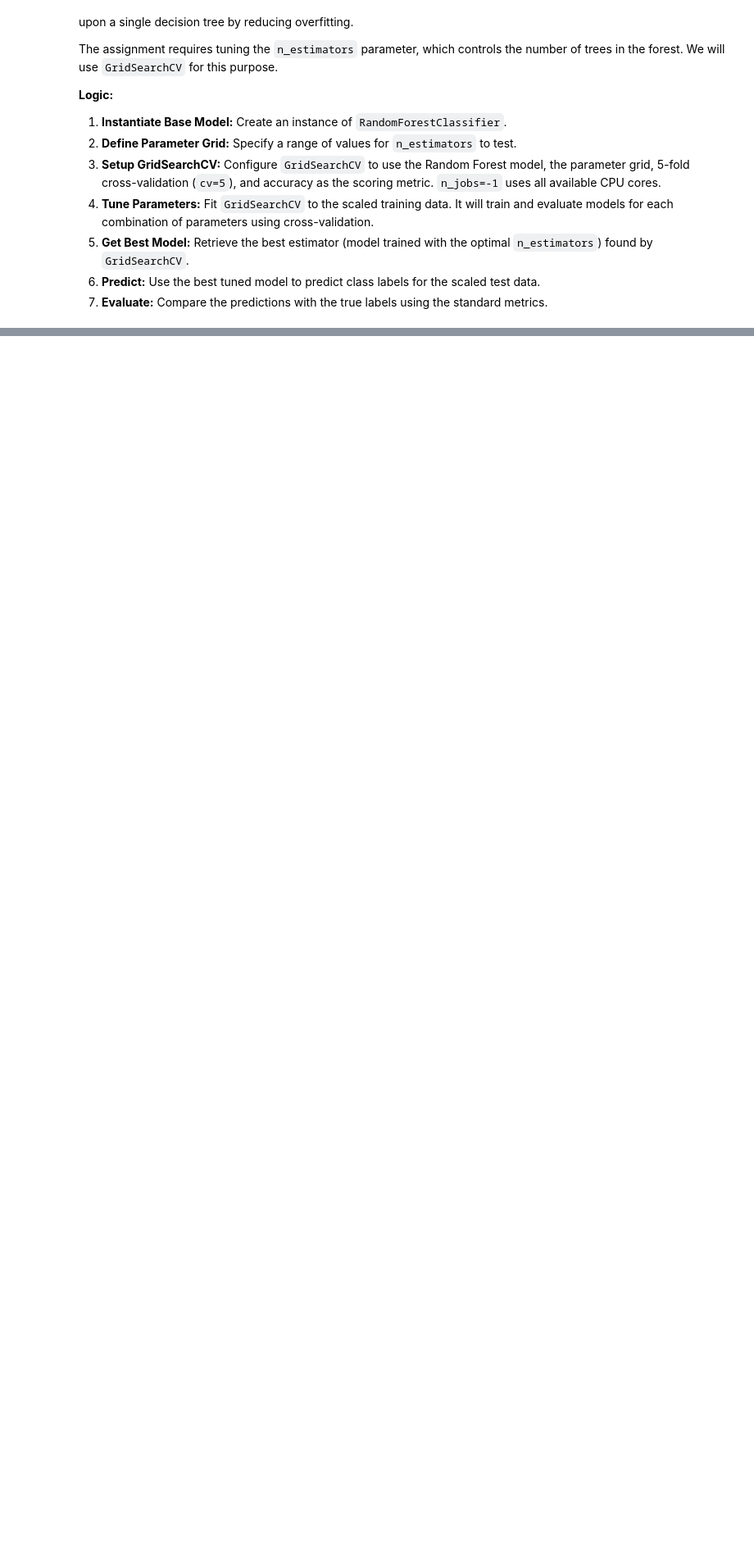
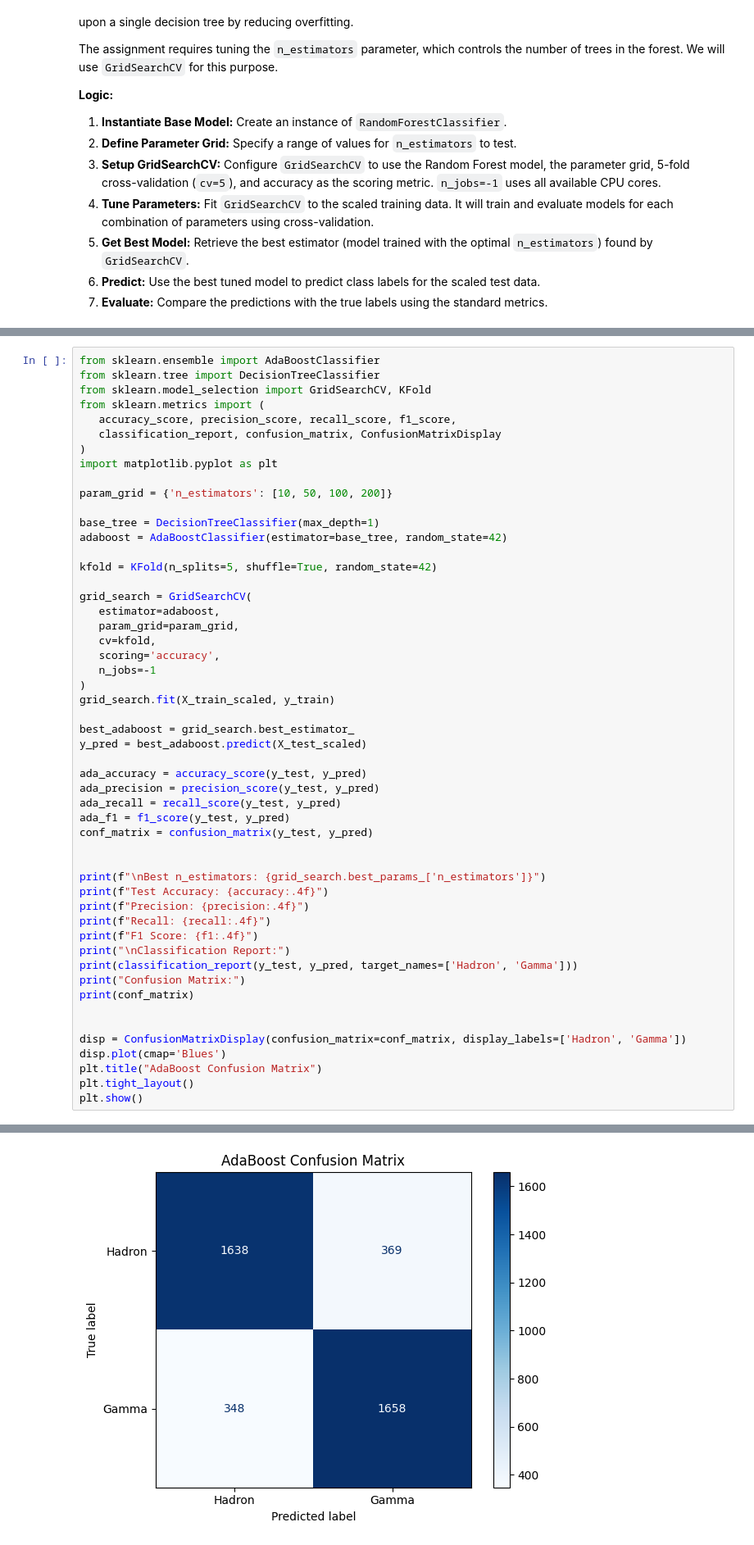
Before and after one commit to omar-El-Baz/Data-Classification, a Jupyter notebook: Niave Bayes.ipynb, the cells around one changed output, grey strips where cells are left out. Shown at 82% size. Saved outputs shown, nothing was run; the diff lists cells and outputs as text; blank space fills up the shorter version.

```diff
--- a/Niave Bayes.ipynb
+++ b/Niave Bayes.ipynb
@@ -289,0 +335,53 @@ weighted avg       0.86      0.86      0.86      4013
+# %%
+from sklearn.ensemble import AdaBoostClassifier
+from sklearn.tree import DecisionTreeClassifier
+from sklearn.model_selection import GridSearchCV, KFold
+from sklearn.metrics import (
+   accuracy_score, precision_score, recall_score, f1_score,
+   classification_report, confusion_matrix, ConfusionMatrixDisplay
+)
+import matplotlib.pyplot as plt
+
+param_grid = {'n_estimators': [10, 50, 100, 200]}
+
+base_tree = DecisionTreeClassifier(max_depth=1)
+adaboost = AdaBoostClassifier(estimator=base_tree, random_state=42)
+
+kfold = KFold(n_splits=5, shuffle=True, random_state=42)
+
+grid_search = GridSearchCV(
+   estimator=adaboost,
+   param_grid=param_grid,
+   cv=kfold,
+   scoring='accuracy',
+   n_jobs=-1
+)
+grid_search.fit(X_train_scaled, y_train)
+
+best_adaboost = grid_search.best_estimator_
+y_pred = best_adaboost.predict(X_test_scaled)
+
+ada_accuracy = accuracy_score(y_test, y_pred)
+ada_precision = precision_score(y_test, y_pred)
+ada_recall = recall_score(y_test, y_pred)
+ada_f1 = f1_score(y_test, y_pred)
+conf_matrix = confusion_matrix(y_test, y_pred)
+
+
+print(f"\nBest n_estimators: {grid_search.best_params_['n_estimators']}")
+print(f"Test Accuracy: {accuracy:.4f}")
+print(f"Precision: {precision:.4f}")
+print(f"Recall: {recall:.4f}")
+print(f"F1 Score: {f1:.4f}")
+print("\nClassification Report:")
+print(classification_report(y_test, y_pred, target_names=['Hadron', 'Gamma']))
+print("Confusion Matrix:")
+print(conf_matrix)
+
+
+disp = ConfusionMatrixDisplay(confusion_matrix=conf_matrix, display_labels=['Hadron', 'Gamma'])
+disp.plot(cmap='Blues')
+plt.title("AdaBoost Confusion Matrix")
+plt.tight_layout()
+plt.show()
+# %% [output]
@@ -289,0 +407 @@ weighted avg       0.86      0.86      0.86      4013
+[figure, added]
```
Also changed, not shown: parts of 8 cells of this notebook.
